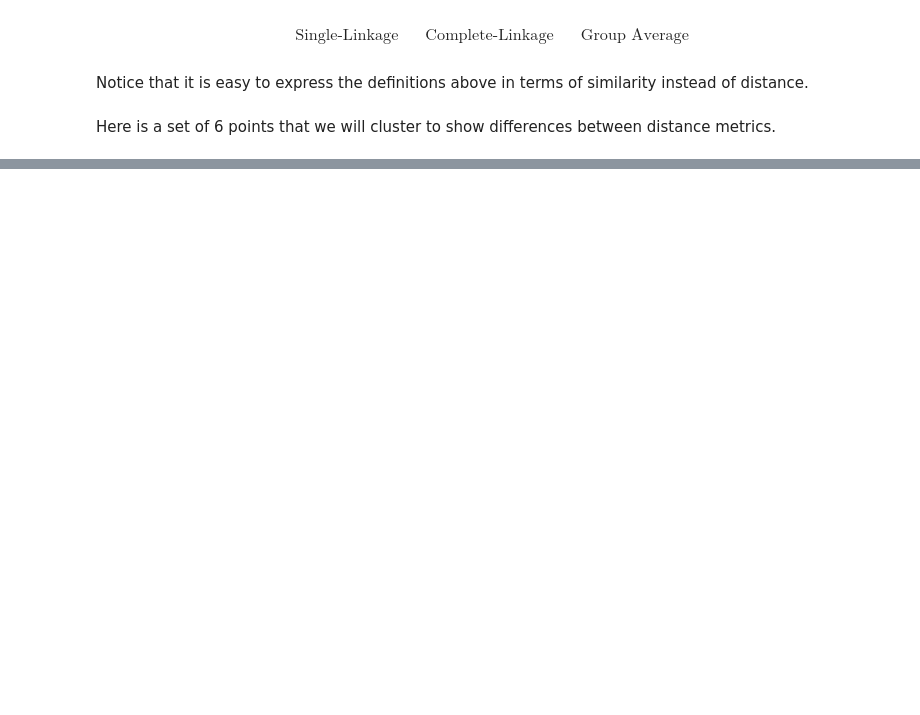
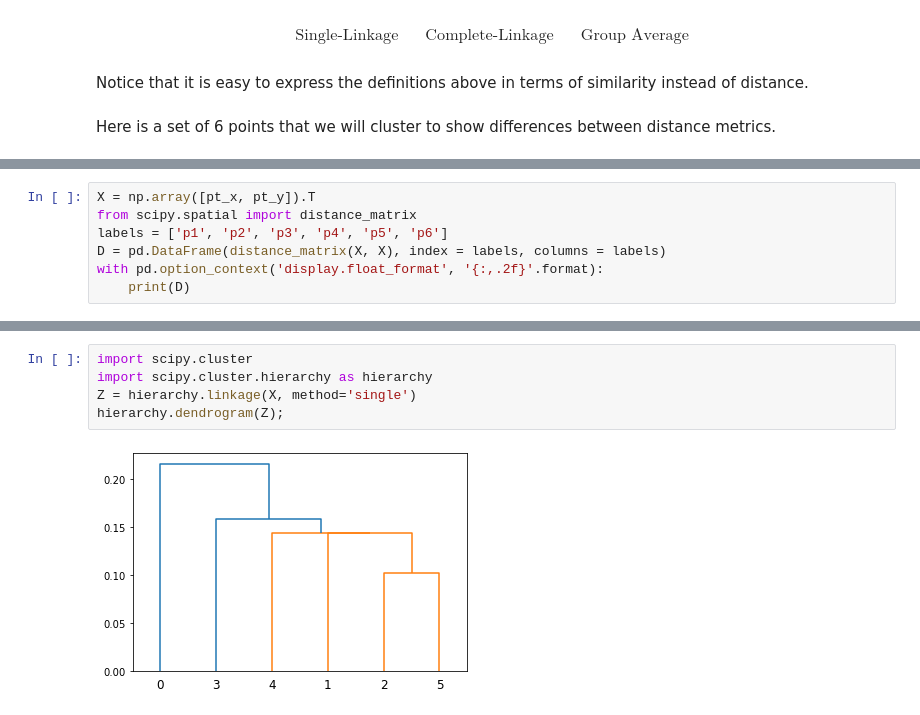
Before and after one commit to mcrovella/CS506-Computational-Tools-for-Data-Science, a Jupyter notebook: 08-Clustering-III.ipynb, the cells around one changed output, grey strips where cells are left out. Cells and saved outputs as stored; diff of their text form; blank space fills up the shorter version.

```diff
--- a/08-Clustering-III.ipynb
+++ b/08-Clustering-III.ipynb
@@ -183,2 +203,9 @@ plt.axis('off');
 # %% [output]
 [figure]
+# %%
+X = np.array([pt_x, pt_y]).T
+from scipy.spatial import distance_matrix
+labels = ['p1', 'p2', 'p3', 'p4', 'p5', 'p6']
+D = pd.DataFrame(distance_matrix(X, X), index = labels, columns = labels)
+with pd.option_context('display.float_format', '{:,.2f}'.format):
+    print(D)
@@ -184,0 +224,7 @@ plt.axis('off');
+# %%
+import scipy.cluster
+import scipy.cluster.hierarchy as hierarchy
+Z = hierarchy.linkage(X, method='single')
+hierarchy.dendrogram(Z);
+# %% [output]
+[figure, added]
```
Also changed, not shown: parts of 18 cells of this notebook, 4 other files.
